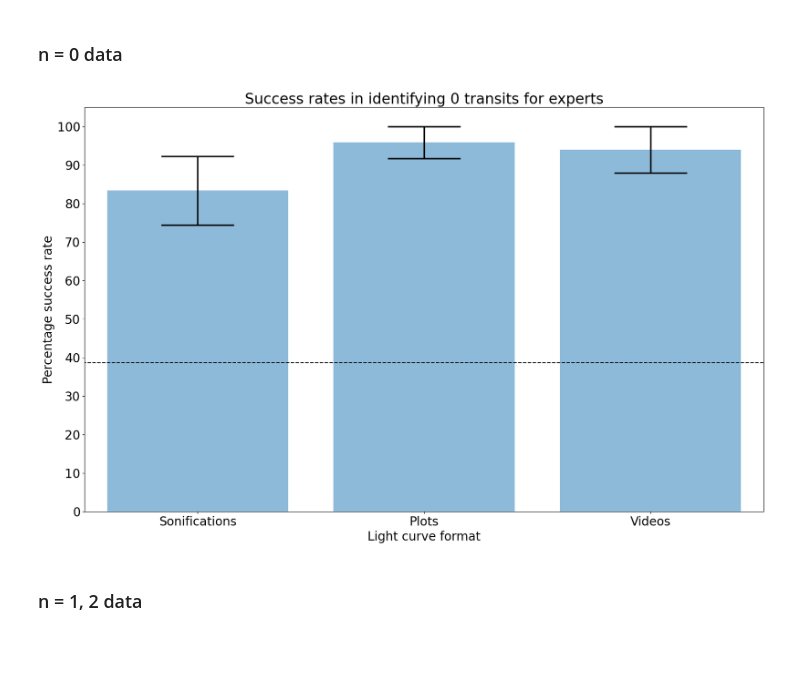
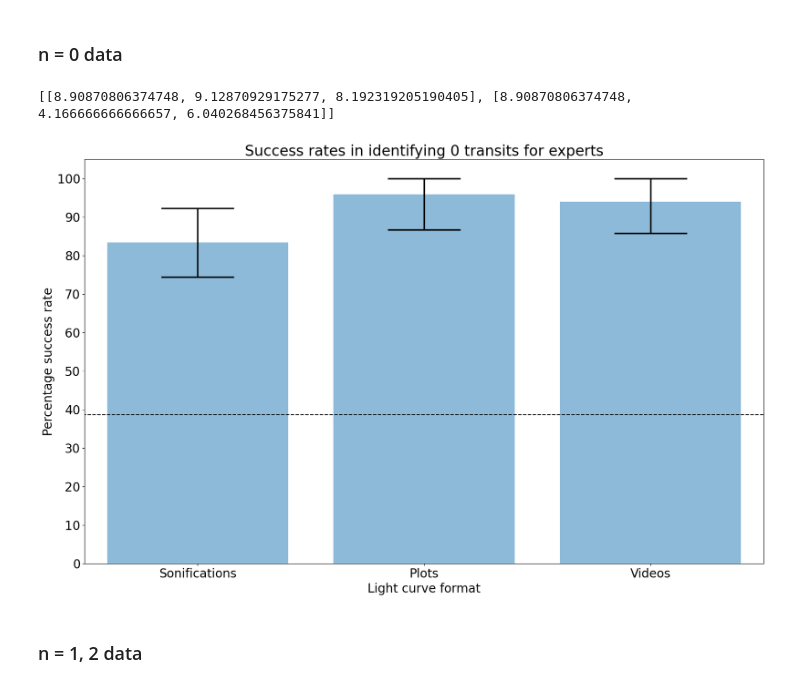
Before and after one commit to jacktuckerbrown/star-sound, a Jupyter notebook: analysis.ipynb, the cells around one changed output. Cells and saved outputs as stored; diff of their text form; code cells hidden in the pictures; blank space fills up the shorter version.

```diff
--- a/analysis.ipynb
+++ b/analysis.ipynb
@@ -879,3 +851,37 @@ def sort_loerrors(success,error):
+# %%
+def error_trimming(success,error):
+
+    uplim = [None]*len(success)
+    lolim = [None]*len(success)
+
+    for i in range(0,len(success)):
+        #print(success[i],",",uplim[i],lolim[i],error[i])
+
+        if success[i] == 100:
+            uplim[i] = 0
+            lolim[i] = error[i]
+
+        elif (success[i] + error[i]) > 100:
+            uplim[i] = (100 - success[i])
+            lolim[i] = error[i]
+
+
+        elif (success[i] - error[i]) < 0:
+            lolim[i] = success[i]
+            uplim[i] = error[i]
+
+        else:
+            uplim[i] = error[i]
+            lolim[i] = error[i]
+
+    return uplim, lolim
+
+def error_out(success,error):
+
+    lo = error_trimming(success,error)[1]
+    up = error_trimming(success,error)[0]
+    errs = [lo, up]
+    return errs
 # %%
 def prop0_incorrect(df,snr):
 
@@ -1157,36 +1163,41 @@ for i in sets_expert['Data']:
         n = j.iloc[k]['Number of correct answers']
         resp = j.iloc[k]['Total responses']
 
         #print(n,resp)
         tot_n = tot_n + float(n)
         tot_resp = tot_resp + float(resp)
 
         #print(tot_n,tot_resp)
 
     suc_expert.append(tot_n/tot_resp*100)
     errsuc_expert.append(np.sqrt(tot_resp)/tot_resp*100)
 
-errs = [sort_uperrors(suc_expert,errsuc_expert),sort_loerrors(suc_expert,errsuc_expert)]
+#print(suc_expert,errsuc_expert)
+#lo = error_trimming(suc_expert,errsuc_expert)[1]
+#up = error_trimming(suc_expert,errsuc_expert)[0]
+#errs = [lo, up]
+#print(errs)
 
 f, ax = plt.subplots(figsize=(20,12))
-ax.bar([1,2,3], suc_expert, yerr=errs,
+ax.bar([1,2,3], suc_expert, yerr=error_out(suc_expert,errsuc_expert),
        error_kw=dict(capthick=2.5, elinewidth=2.5, ecolor='black'), alpha=0.5,align='center', ecolor='black', capsize=60)
 ax.hlines(guess_0_expert,0, 4, linestyle = 'dashed',color= 'black')
 plt.ylim([0, 105])
 plt.xlim([0.5,3.5])
 ax.set_ylabel("Percentage success rate")
 ax.set_xlabel("Light curve format")
 ax.set_title("Success rates in identifying 0 transits for experts")
 x_formatter = ticker.FixedFormatter(["Sonifications","Plots","Videos"])
 x_locator = ticker.FixedLocator([1,2,3])
 y_formatter = ticker.FixedFormatter(["0","10","20","30","40","50","60","70","80","90","100"])
 y_locator = ticker.FixedLocator([0,10,20,30,40,50,60,70,80,90,100])
 ax.yaxis.set_major_formatter(y_formatter)
 ax.yaxis.set_major_locator(y_locator)
 ax.xaxis.set_major_formatter(x_formatter)
 ax.xaxis.set_major_locator(x_locator)
 # %% [output]
+[[8.90870806374748, 9.12870929175277, 8.192319205190405], [8.90870806374748, 4.166666666666657, 6.040268456375841]]
-[figure, old version]
+[figure, new version]
 # %% [markdown]
 ### n = 1, 2 data
 # %%
```
Also changed, not shown: parts of 7 cells of this notebook.
